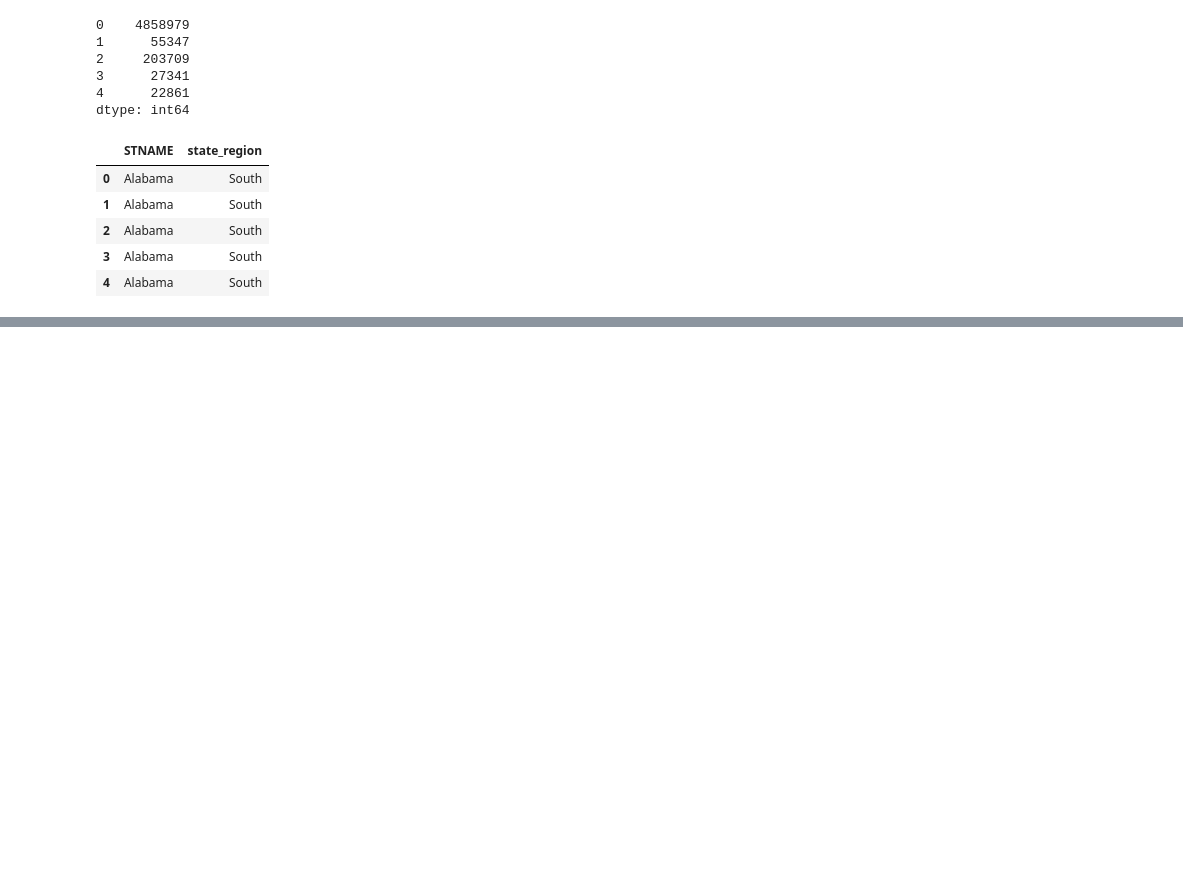
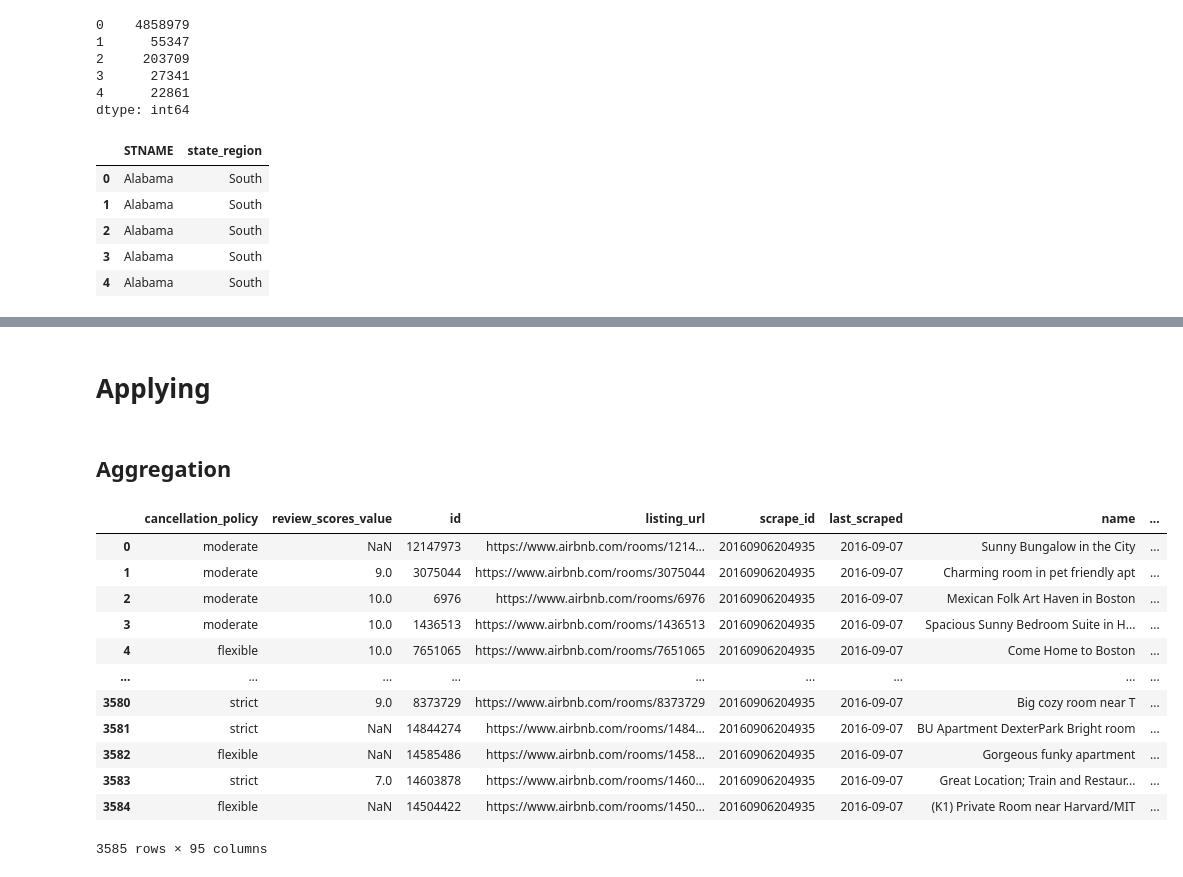
Before and after one commit to ruslanmasinjila/Applied_Data_Science_With_Python, a Jupyter notebook: 1. Introduction to Data Science in Python/week3/week3.ipynb, the cells around one changed output, grey strips where cells are left out. Saved outputs shown, nothing was run; the diff lists cells and outputs as text; code cells hidden in the pictures; blank space fills up the shorter version.

Commit message:
Finished video on groupby

```diff
--- a/1. Introduction to Data Science in Python/week3/week3.ipynb
+++ b/1. Introduction to Data Science in Python/week3/week3.ipynb
@@ -526,0 +571,6 @@ df[['STNAME','state_region']].head()
+# %%
+# Let's take one more look at an example of how we might group data. In this example, I want to use a dataset
+# of housing from airbnb. In this dataset there are two columns of interest, one is the cancellation_policy
+# and the other is the review_scores_value.
+df=pd.read_csv("datasets/listings.csv")
+df.head()
@@ -526,0 +585,8 @@ df[['STNAME','state_region']].head()
+# %%
+# So, how would I group by both of these columns? A first approach might be to promote them to a multiindex
+# and just call groupby()
+df=df.set_index(["cancellation_policy","review_scores_value"])
+
+# When we have a multiindex we need to pass in the levels we are interested in grouping by
+for group, frame in df.groupby(level=(0,1)):
+    print(group)
@@ -526,0 +646,2 @@ df[['STNAME','state_region']].head()
+# %% [markdown]
+# Applying
@@ -526,0 +653,18 @@ df[['STNAME','state_region']].head()
+# %% [markdown]
+## Aggregation
+# %%
+df.reset_index()
+# %% [output]
+|  | cancellation_policy | review_scores_value | id | listing_url | scrape_id | last_scraped | name | ... |
+| 0 | moderate | NaN | 12147973 | https://www.airbnb.com/rooms/1214... | 20160906204935 | 2016-09-07 | Sunny Bungalow in the City | ... |
+| 1 | moderate | 9.0 | 3075044 | https://www.airbnb.com/rooms/3075044 | 20160906204935 | 2016-09-07 | Charming room in pet friendly apt | ... |
+| 2 | moderate | 10.0 | 6976 | https://www.airbnb.com/rooms/6976 | 20160906204935 | 2016-09-07 | Mexican Folk Art Haven in Boston | ... |
+| 3 | moderate | 10.0 | 1436513 | https://www.airbnb.com/rooms/1436513 | 20160906204935 | 2016-09-07 | Spacious Sunny Bedroom Suite in H... | ... |
+| 4 | flexible | 10.0 | 7651065 | https://www.airbnb.com/rooms/7651065 | 20160906204935 | 2016-09-07 | Come Home to Boston | ... |
+| ... | ... | ... | ... | ... | ... | ... | ... | ... |
+| 3580 | strict | 9.0 | 8373729 | https://www.airbnb.com/rooms/8373729 | 20160906204935 | 2016-09-07 | Big cozy room near T | ... |
+| 3581 | strict | NaN | 14844274 | https://www.airbnb.com/rooms/1484... | 20160906204935 | 2016-09-07 | BU Apartment DexterPark Bright room | ... |
+| 3582 | flexible | NaN | 14585486 | https://www.airbnb.com/rooms/1458... | 20160906204935 | 2016-09-07 | Gorgeous funky apartment | ... |
+| 3583 | strict | 7.0 | 14603878 | https://www.airbnb.com/rooms/1460... | 20160906204935 | 2016-09-07 | Great Location; Train and Restaur... | ... |
+| 3584 | flexible | NaN | 14504422 | https://www.airbnb.com/rooms/1450... | 20160906204935 | 2016-09-07 | (K1) Private Room near Harvard/MIT | ... |
+3585 rows × 95 columns
```
Also changed, not shown: parts of 29 cells of this notebook, 1 other file.
